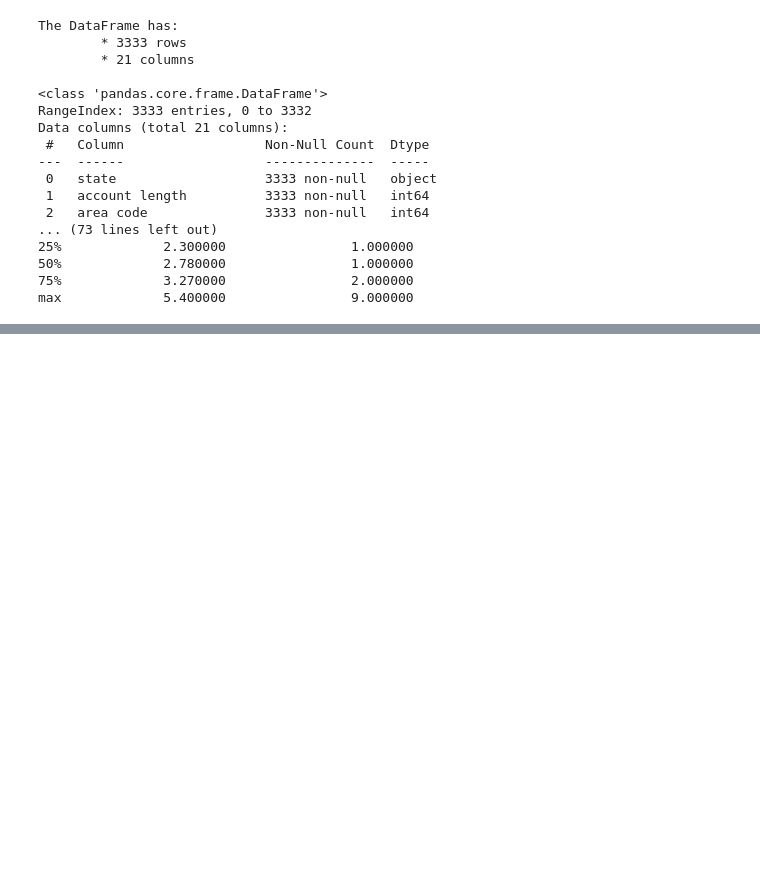
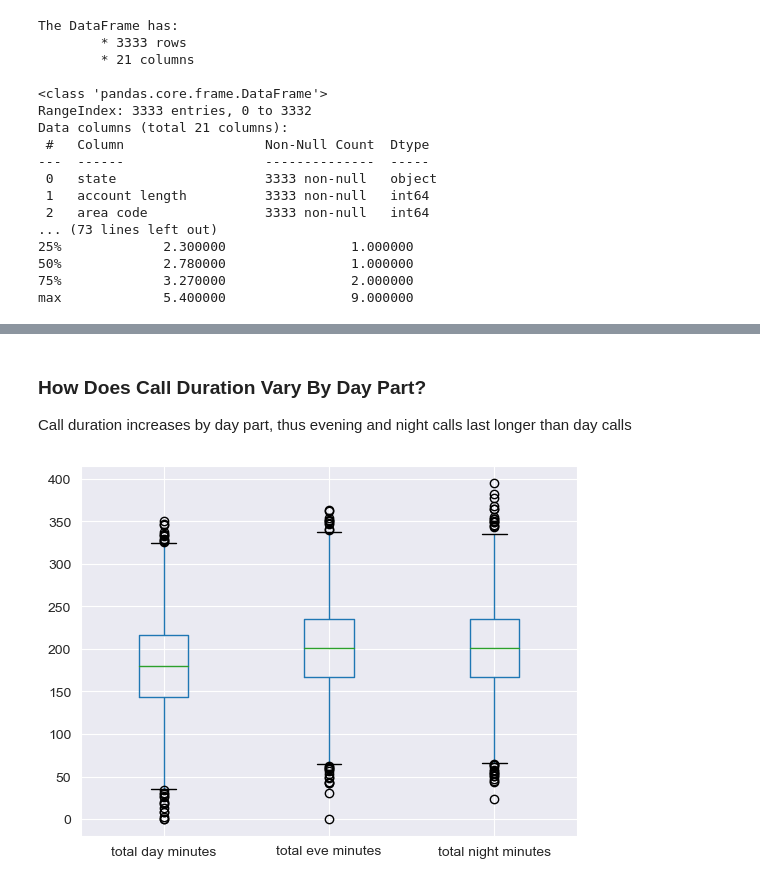
Before and after one commit to paddyokore/phase3-project, a Jupyter notebook: notebook_technical_presentation.ipynb, the cells around one changed output, grey strips where cells are left out. Saved outputs shown, nothing was run; the diff lists cells and outputs as text; code cells hidden in the pictures; blank space fills up the shorter version.

```diff
--- a/notebook_technical_presentation.ipynb
+++ b/notebook_technical_presentation.ipynb
@@ -185,0 +311,7 @@ conv(df, 'phone number')
+# %% [markdown]
+### How Does Call Duration Vary By Day Part?
+Call duration increases by day part, thus evening and night calls last longer than day calls
+# %%
+df[['total day minutes', 'total eve minutes', 'total night minutes']].boxplot();
+# %% [output]
+[figure, added]
```
Also changed, not shown: parts of 18 cells of this notebook.
